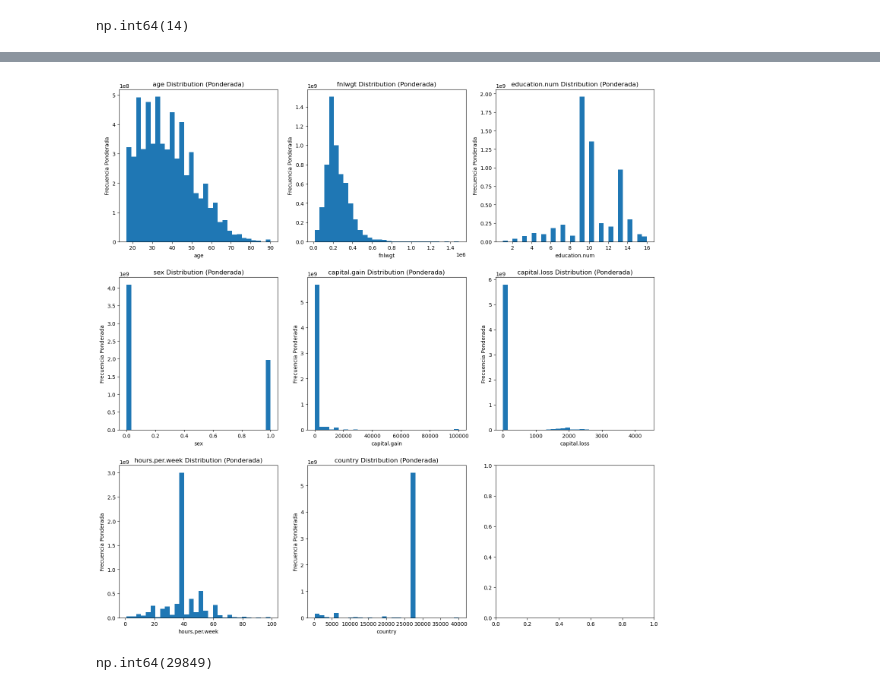
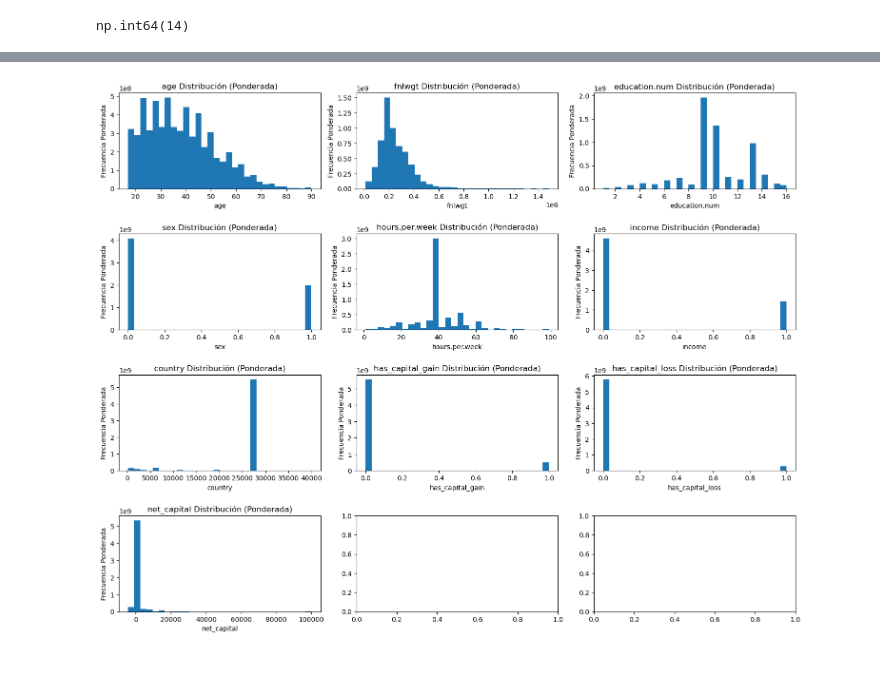
Before and after one commit to JuanPabloRodriguezC/rec_patrones_lab, a Jupyter notebook: Proyecto/proyecto.ipynb, the cells around one changed output, grey strips where cells are left out. Cells and saved outputs as stored; diff of their text form; code cells hidden in the pictures.

Commit message:
codifica clases dataset de ingresos

```diff
--- a/Proyecto/proyecto.ipynb
+++ b/Proyecto/proyecto.ipynb
@@ -356,2 +376,0 @@ ingresos_preprocesado = ingresos.drop('income', axis=1)
-# %%
-ingresos_preprocesado.drop('education', axis=1, inplace=True)
@@ -514,3 +566,10 @@ ingresos_preprocesado.describe(include='all')
+# %%
+ingresos_preprocesado['has_capital_gain'] = (ingresos_preprocesado['capital.gain'] > 0).astype(int)
+ingresos_preprocesado['has_capital_loss'] = (ingresos_preprocesado['capital.loss'] > 0).astype(int)
+# %%
+ingresos_preprocesado['net_capital'] =ingresos_preprocesado['capital.gain'] - ingresos_preprocesado['capital.loss']
+# %%
+ingresos_preprocesado.drop(['capital.gain', 'capital.loss'], axis=1, inplace=True)
 # %%
 ingresos_num = ingresos_preprocesado.select_dtypes(include=[np.number])
 ingresos_num.info()
@@ -533,18 +596,14 @@ memory usage: 2.0 MB
 # %%
-fig, axes = plt.subplots(3, 3, figsize=(15, 15))
+fig, axes = plt.subplots(4, 3, figsize=(15, 12))
 axes = axes.ravel()
 
 for i, col in enumerate(ingresos_num.columns):
     axes[i].hist(ingresos_num[col], weights=ingresos_num['fnlwgt'], bins=30)
-    axes[i].set_title(f'{col} Distribution (Ponderada)')
+    axes[i].set_title(f'{col} Distribución (Ponderada)')
     axes[i].set_xlabel(col)
     axes[i].set_ylabel('Frecuencia Ponderada')
 
 plt.tight_layout()
 plt.show()
 # %% [output]
-[figure, old version]
+[figure, new version]
-# %%
-ingresos[ingresos['capital.gain'] == 0]['capital.loss'].count()
-# %% [output]
-np.int64(29849)
```
Also changed, not shown: parts of 26 cells of this notebook.
